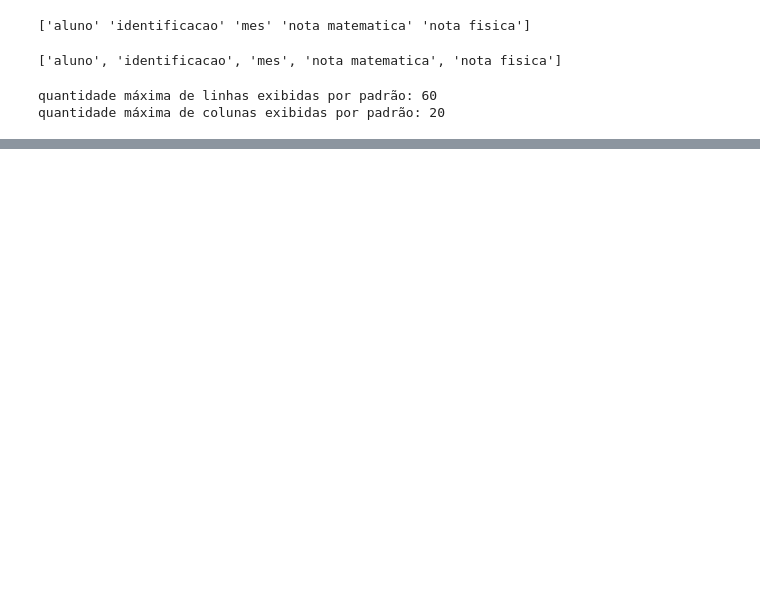
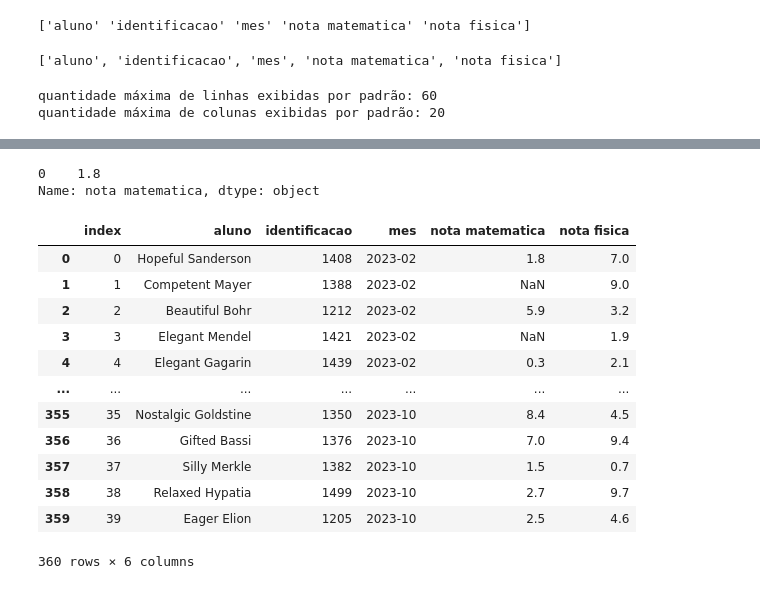
Before and after one commit to lucas-data-science/ml_notes, a Jupyter notebook: chapters/pandas.ipynb, the cells around one changed output, grey strips where cells are left out. Drawn from its saved outputs; the diff is of its cells as text; code cells hidden in the pictures; blank space fills up the shorter version.

```diff
--- a/chapters/pandas.ipynb
+++ b/chapters/pandas.ipynb
@@ -211,0 +297,23 @@ df1
+# %%
+# Comando loc com duas condiçoes
+df1.loc[((df1.aluno == 'Hopeful Sanderson') & (df1.mes == '2023-02	')),'nota matematica']
+# %% [output]
+0    1.8
+Name: nota matematica, dtype: object
+# %%
+# Apagar o index o deixando como coluna
+df1.reset_index()
+# %% [output]
+|  | index | aluno | identificacao | mes | nota matematica | nota fisica |
+| 0 | 0 | Hopeful Sanderson | 1408 | 2023-02 | 1.8 | 7.0 |
+| 1 | 1 | Competent Mayer | 1388 | 2023-02 | NaN | 9.0 |
+| 2 | 2 | Beautiful Bohr | 1212 | 2023-02 | 5.9 | 3.2 |
+| 3 | 3 | Elegant Mendel | 1421 | 2023-02 | NaN | 1.9 |
+| 4 | 4 | Elegant Gagarin | 1439 | 2023-02 | 0.3 | 2.1 |
+| ... | ... | ... | ... | ... | ... | ... |
+| 355 | 35 | Nostalgic Goldstine | 1350 | 2023-10 | 8.4 | 4.5 |
+| 356 | 36 | Gifted Bassi | 1376 | 2023-10 | 7.0 | 9.4 |
+| 357 | 37 | Silly Merkle | 1382 | 2023-10 | 1.5 | 0.7 |
+| 358 | 38 | Relaxed Hypatia | 1499 | 2023-10 | 2.7 | 9.7 |
+| 359 | 39 | Eager Elion | 1205 | 2023-10 | 2.5 | 4.6 |
+360 rows × 6 columns
```
Also changed, not shown: parts of 26 cells of this notebook, 2 other files.
